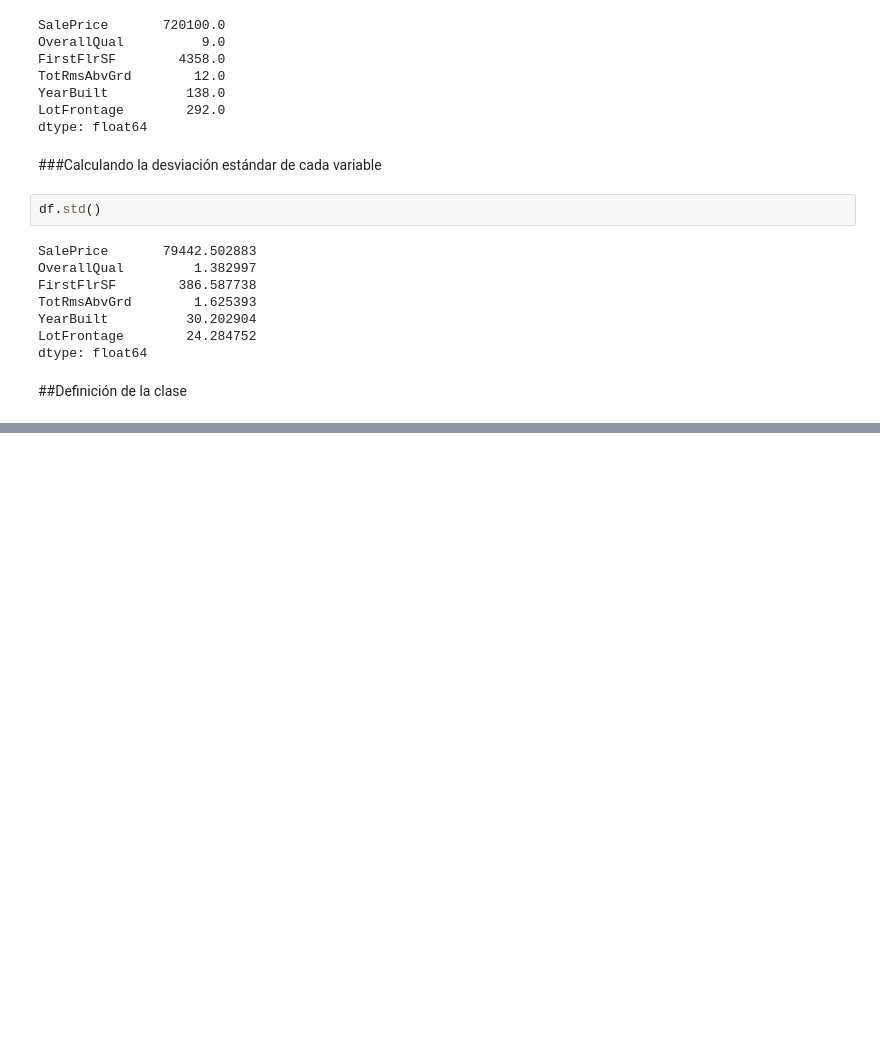
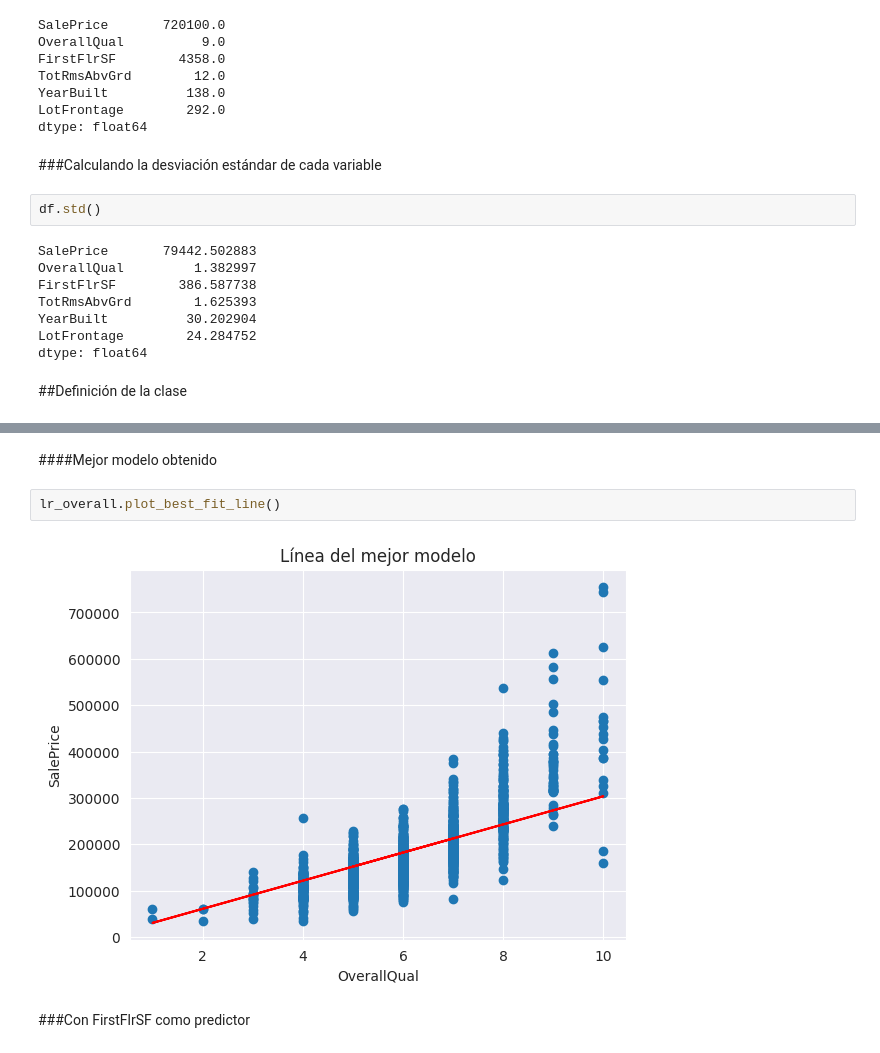
Before and after one commit to vmcarranzam/Proyecto_RL_CDP, a Jupyter notebook: Regresión_Lineal.ipynb, the cells around one changed output, grey strips where cells are left out. Cells and saved outputs as stored; diff of their text form; blank space fills up the shorter version.

```diff
--- a/Regresión_Lineal.ipynb
+++ b/Regresión_Lineal.ipynb
@@ -262,0 +329,8 @@ lr_overall_test = RegresionLineal(x_col="xcol", y_col="ycol", epochs=1000, learn
+# %% [markdown]
+####Mejor modelo obtenido
+# %%
+lr_overall.plot_best_fit_line()
+# %% [output]
+[figure, added]
+# %% [markdown]
+###Con FirstFlrSF como predictor
```
Also changed, not shown: parts of 23 cells of this notebook.
